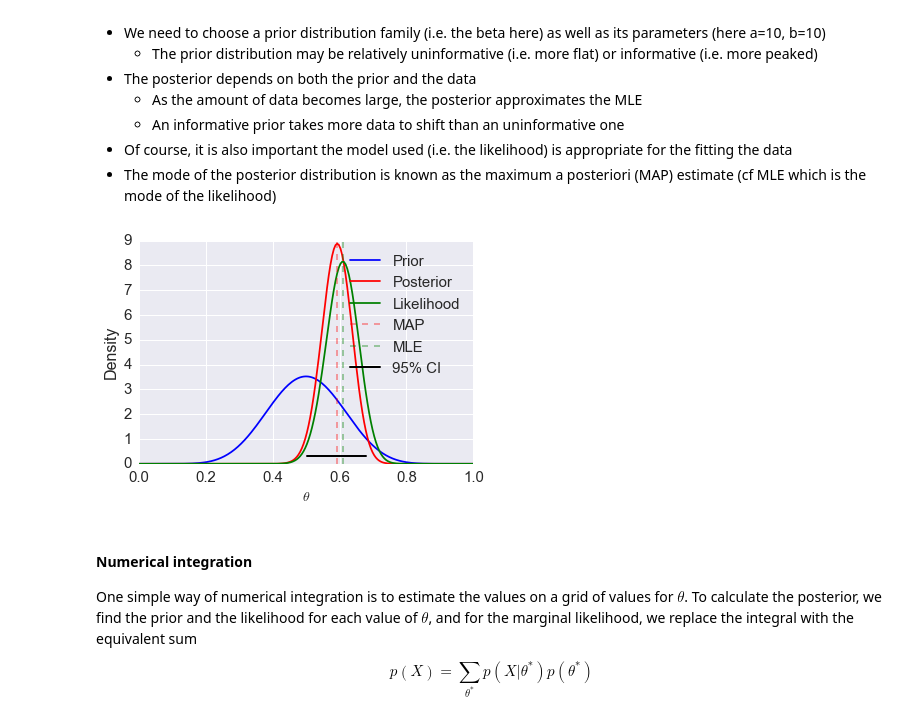
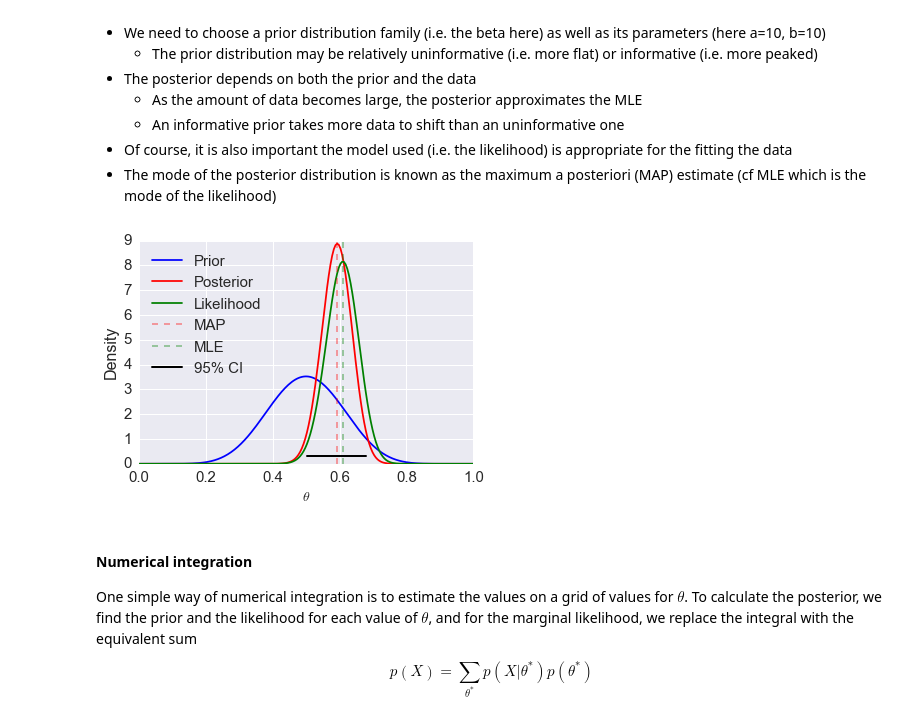
Before and after one commit to cliburn/sta-663-2016, a Jupyter notebook: lectures/16A_MCMC.ipynb, the cells around one changed output. Drawn from its saved outputs; the diff is of its cells as text; code cells hidden in the pictures.

```diff
--- a/lectures/16A_MCMC.ipynb
+++ b/lectures/16A_MCMC.ipynb
@@ -127,29 +127,29 @@ import scipy.stats as stats
 # %%
 n = 100
 h = 61
 p = h/n
 rv = stats.binom(n, p)
 mu = rv.mean()
 
 a, b = 10, 10
 prior = stats.beta(a, b)
 post = stats.beta(h+a, n-h+b)
 ci = post.interval(0.95)
 
 thetas = np.linspace(0, 1, 200)
 plt.plot(thetas, prior.pdf(thetas), label='Prior', c='blue')
 plt.plot(thetas, post.pdf(thetas), label='Posterior', c='red')
 plt.plot(thetas, n*stats.binom(n, thetas).pmf(h), label='Likelihood', c='green')
 plt.axvline((h+a-1)/(n+a+b-2), c='red', linestyle='dashed', alpha=0.4, label='MAP')
 plt.axvline(mu/n, c='green', linestyle='dashed', alpha=0.4, label='MLE')
 plt.xlim([0, 1])
 plt.axhline(0.3, ci[0], ci[1], c='black', linewidth=2, label='95% CI');
 plt.xlabel(r'$\theta$', fontsize=14)
 plt.ylabel('Density', fontsize=16)
-plt.legend()
+plt.legend(loc='upper left')
 pass
 # %% [output]
-[figure, old version]
+[figure, new version]
 # %% [markdown]
 #### Numerical integration
 
```
Also changed, not shown: parts of 12 cells of this notebook, 5 other files.
